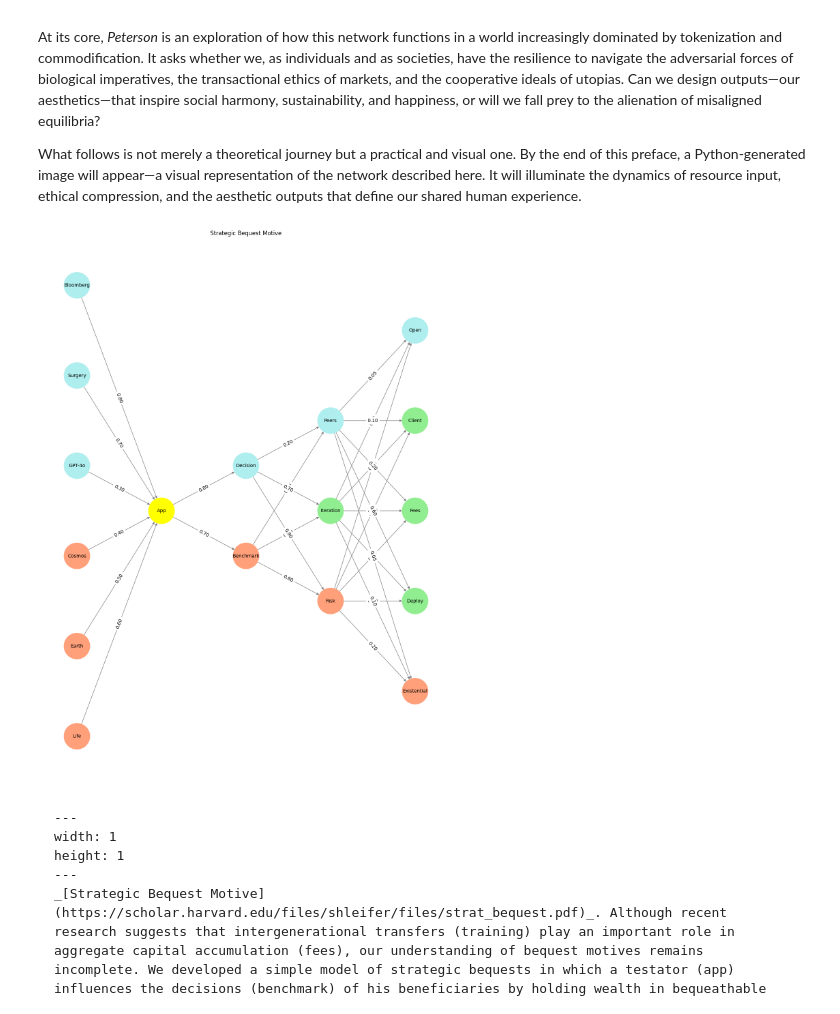
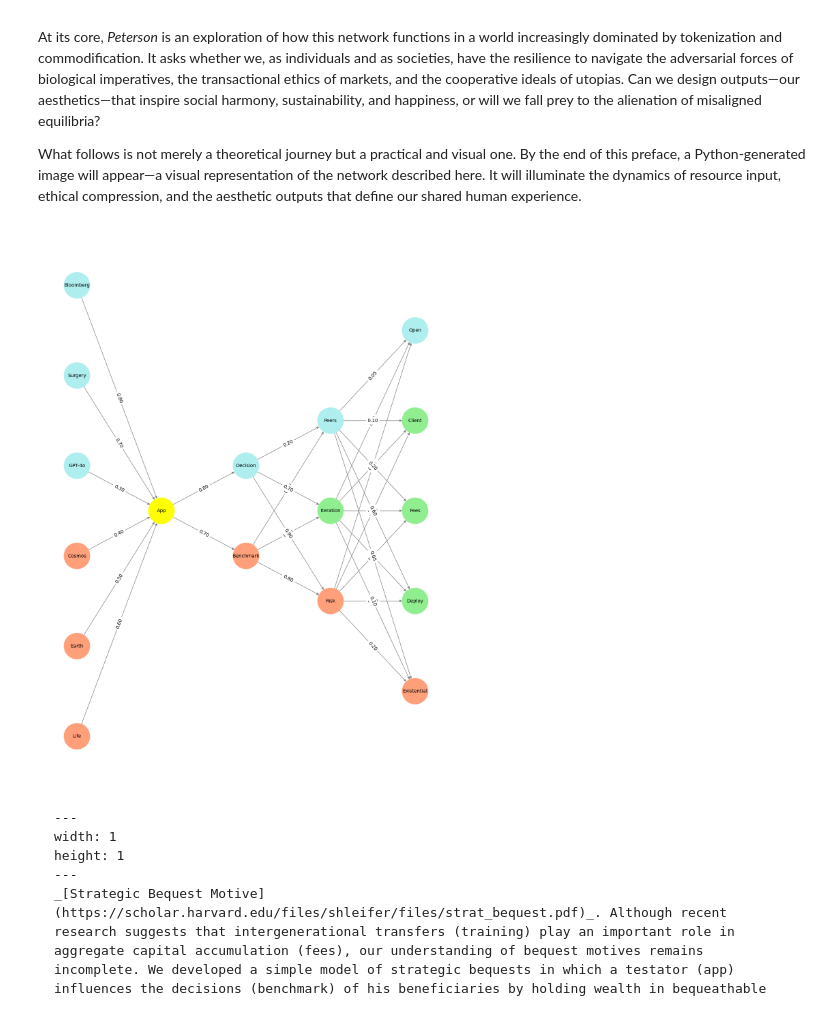
Before and after one commit to abikesa/schubert, a Jupyter notebook: kitabo/ensi/_build/jupyter_execute/index.ipynb, the cells around one changed output. Cells and saved outputs as stored; diff of their text form; code cells hidden in the pictures.

Commit message:
rm strategic bequest motive title

````diff
--- a/kitabo/ensi/_build/jupyter_execute/index.ipynb
+++ b/kitabo/ensi/_build/jupyter_execute/index.ipynb
@@ -119,35 +119,35 @@ def visualize_nn():
         for i, source in enumerate(layers[source_layer]):
             for j, target in enumerate(layers[target_layer]):
                 weight = weight_matrix[i, j]
                 G.add_edge(source, target, weight=weight)
 
     # Customize edge thickness for specific relationships
     edge_widths = []
     for u, v in G.edges():
         if u in layers['Hidden'] and v == 'Kapital':
             edge_widths.append(6)  # Highlight key edges
         else:
             edge_widths.append(1)
 
     # Draw the graph
     plt.figure(figsize=(12, 16))
     nx.draw(
         G, pos, with_labels=True, node_color=node_colors, edge_color='gray',
         node_size=3000, font_size=10, width=edge_widths
     )
     edge_labels = nx.get_edge_attributes(G, 'weight')
     nx.draw_networkx_edge_labels(G, pos, edge_labels={k: f'{v:.2f}' for k, v in edge_labels.items()})
-    plt.title("Strategic Bequest Motive")
+    plt.title(" ")
 
     # Save the figure to a file
     plt.savefig("figures/logo.png", format="png")
 
     plt.show()
 
 # Run the visualization
 visualize_nn()
 # %% [output]
-[figure, old version]
+[figure, new version]
 # %% [markdown]
 ```{figure} figures/blanche.*
 ---
````
Also changed, not shown: 8 other files.
